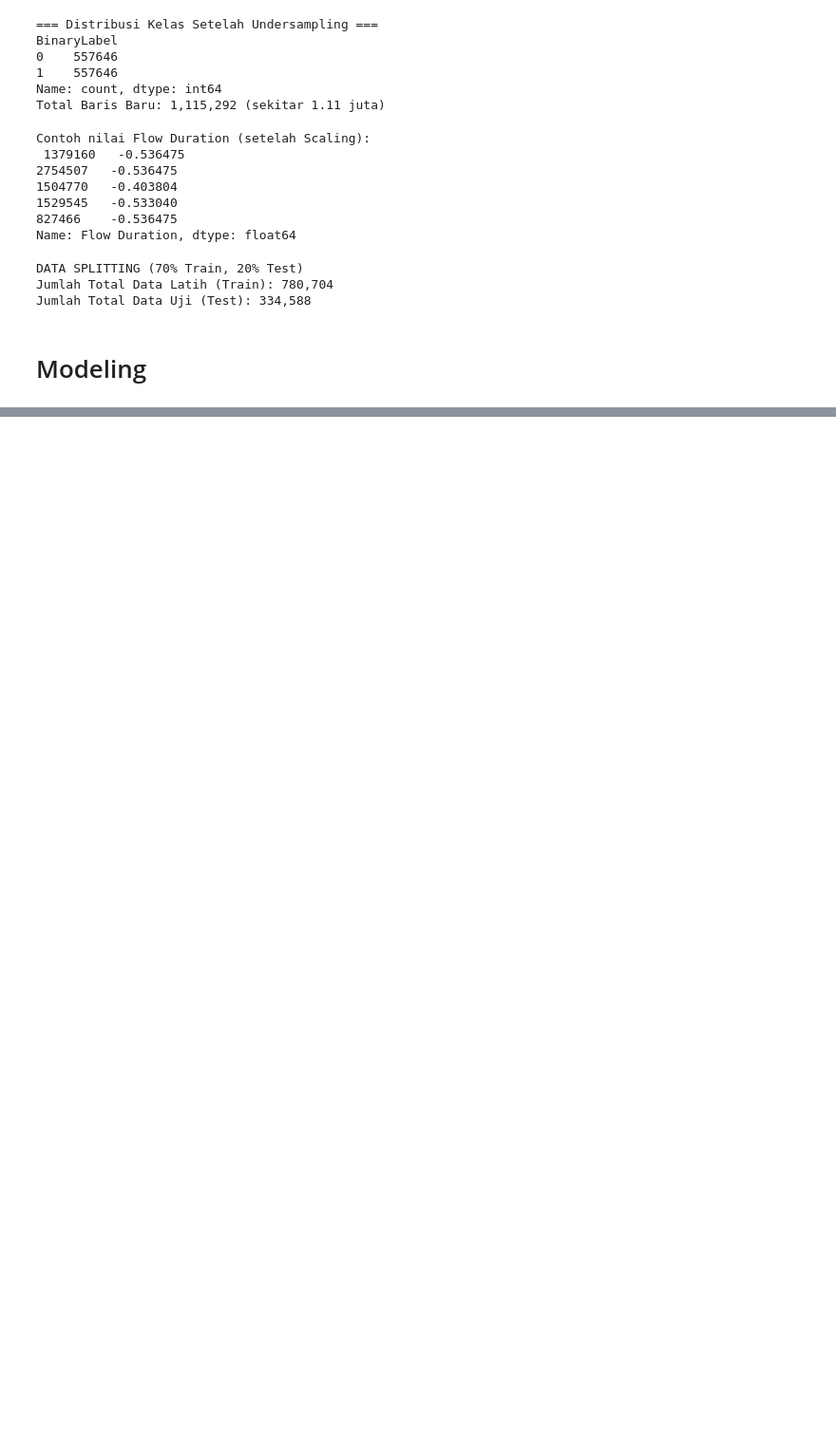
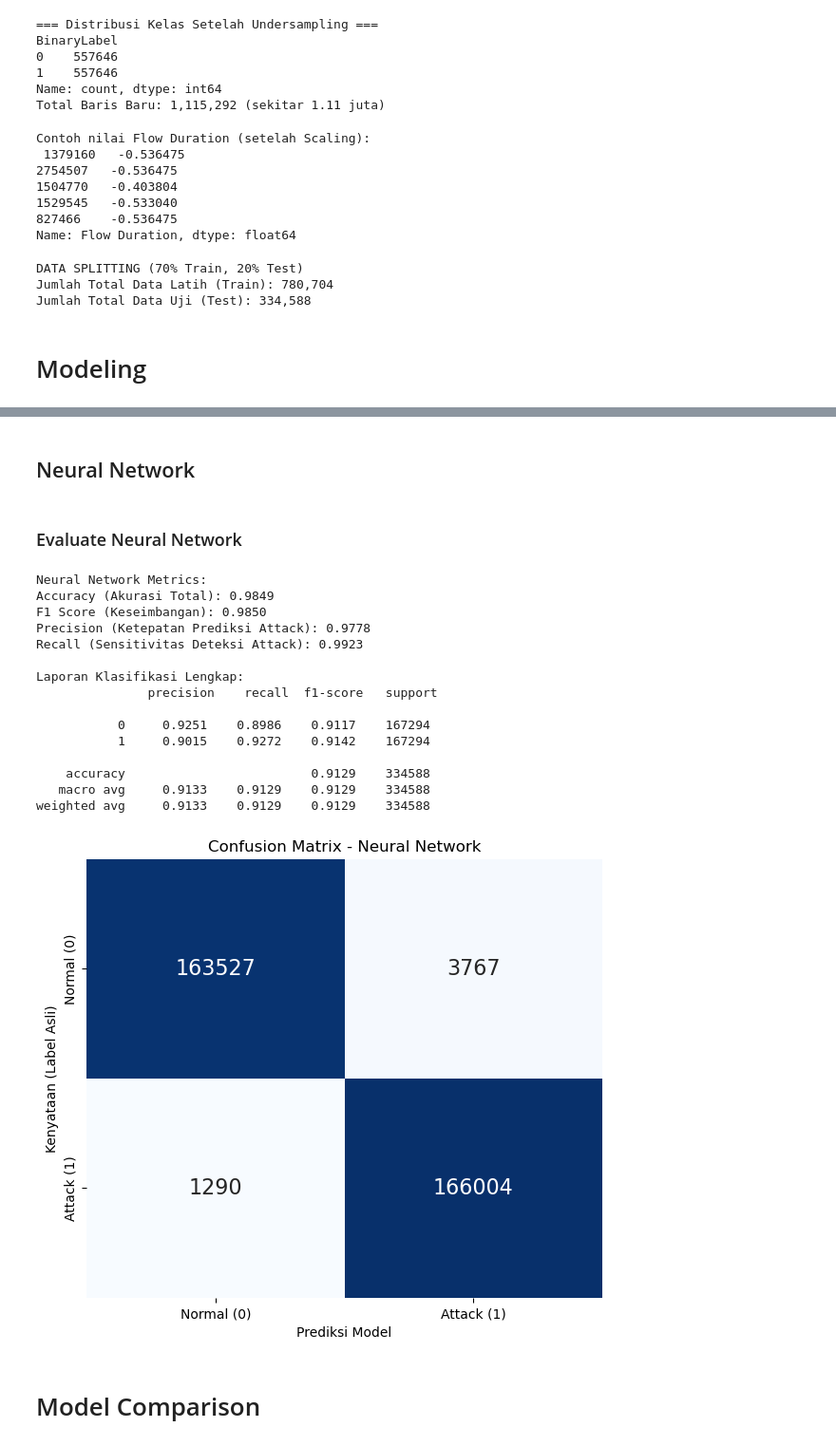
Before and after one commit to Dafalahl/IDS-Binary-Classification, a Jupyter notebook: notebook_analysis.ipynb, the cells around one changed output, grey strips where cells are left out. Shown at 95% size. Drawn from its saved outputs; the diff is of its cells as text; code cells hidden in the pictures; blank space fills up the shorter version.

```diff
--- a/notebook_analysis.ipynb
+++ b/notebook_analysis.ipynb
@@ -373,0 +495,45 @@ Jumlah Total Data Uji (Test): 334,588
+# %% [markdown]
+## Neural Network
+# %%
+nn_model = MLPClassifier(hidden_layer_sizes=(32,), max_iter=300, random_state=42,verbose=False,early_stopping=True)
+nn_model.fit(X_train, Y_train)
+nn_pred = nn_model.predict(X_test)
+# %% [markdown]
+### Evaluate Neural Network
+# %%
+# Hitung Metrik Utama
+nn_accuracy = accuracy_score(Y_test, nn_pred)
+nn_f1 = f1_score(Y_test, nn_pred)
+nn_recall = recall_score(Y_test, nn_pred)
+nn_precision = precision_score(Y_test, nn_pred) # Hitung Precision juga
+
+# Visualisasi dan Laporan
+print('\nNeural Network Metrics:')
+print(f'Accuracy (Akurasi Total): {nn_accuracy:.4f}')
+print(f'F1 Score (Keseimbangan): {nn_f1:.4f}')
+print(f'Precision (Ketepatan Prediksi Attack): {nn_precision:.4f}')
+print(f'Recall (Sensitivitas Deteksi Attack): {nn_recall:.4f}')
+print('\nLaporan Klasifikasi Lengkap:\n', classification_report(Y_test, lr_pred, digits=4))
+
+# Plot Confusion Matrix
+classes = ['Normal (0)', 'Attack (1)']
+plot_confusion_matrix(Y_test, nn_pred, classes, 'Confusion Matrix - Neural Network')
+# %% [output]
+Neural Network Metrics:
+Accuracy (Akurasi Total): 0.9849
+F1 Score (Keseimbangan): 0.9850
+Precision (Ketepatan Prediksi Attack): 0.9778
+Recall (Sensitivitas Deteksi Attack): 0.9923
+
+Laporan Klasifikasi Lengkap:
+               precision    recall  f1-score   support
+
+           0     0.9251    0.8986    0.9117    167294
+           1     0.9015    0.9272    0.9142    167294
+
+    accuracy                         0.9129    334588
+   macro avg     0.9133    0.9129    0.9129    334588
+weighted avg     0.9133    0.9129    0.9129    334588
+[figure, added]
+# %% [markdown]
+# Model Comparison
```
Also changed, not shown: parts of 12 cells of this notebook.
